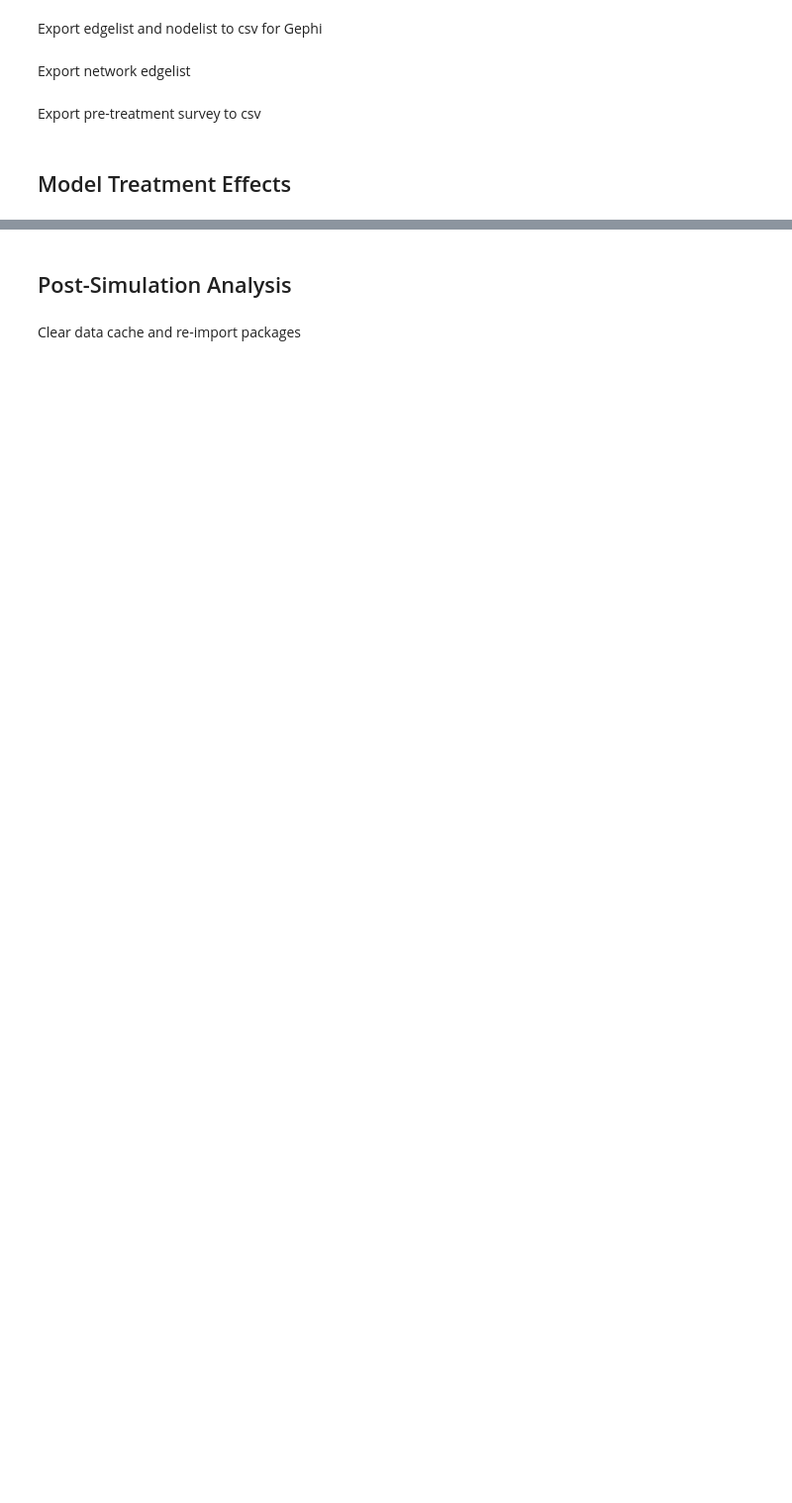
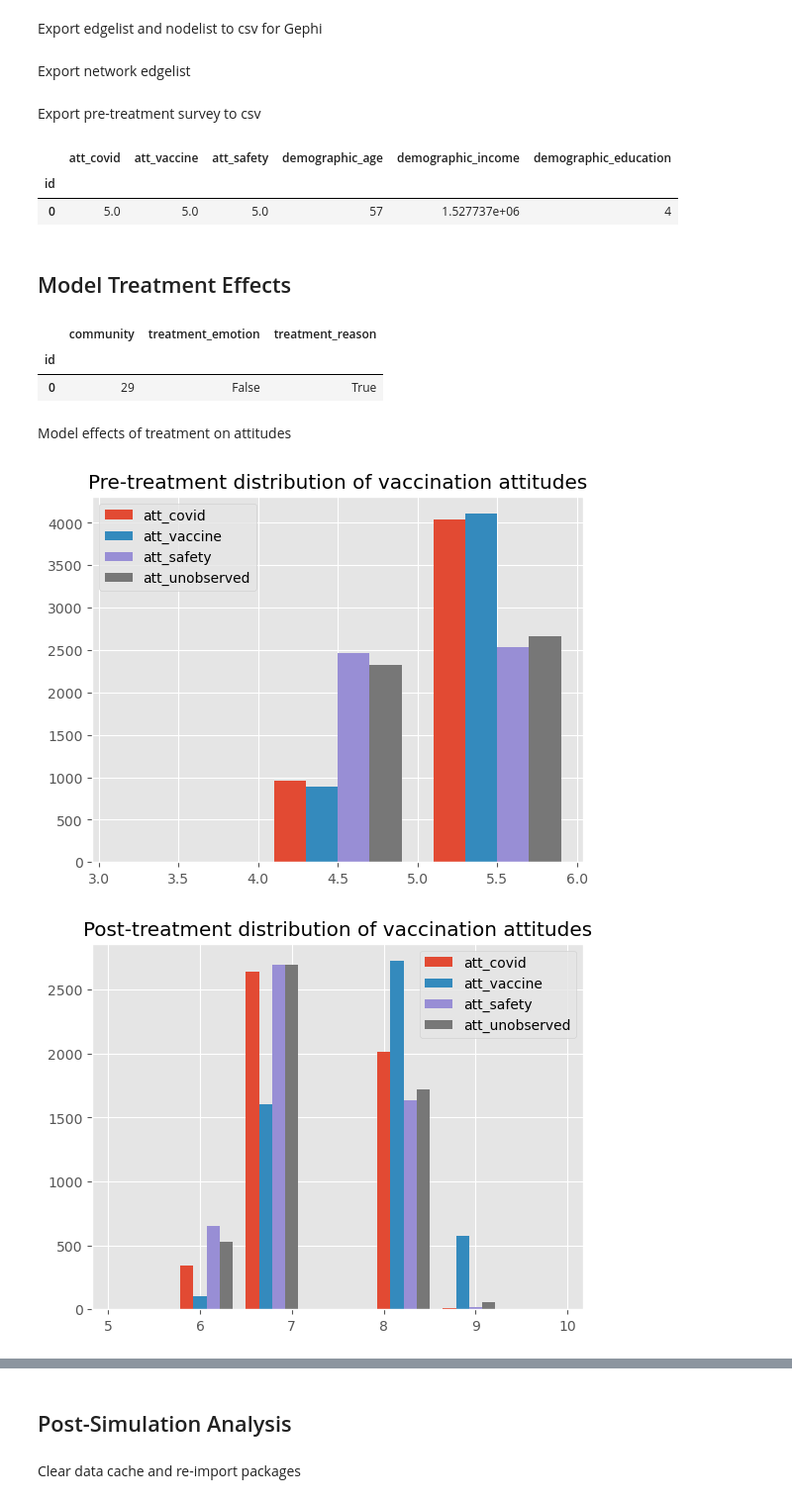
Before and after one commit to Bingsongl/vaccine_experiment_datatask, a Jupyter notebook: main.ipynb, the cells around one changed output, grey strips where cells are left out. Shown: that part at 99% size. Saved outputs shown, nothing was run; the diff lists cells and outputs as text; code cells hidden in the pictures; blank space fills up the shorter version.

```diff
--- a/main.ipynb
+++ b/main.ipynb
@@ -277,4 +316,9 @@ this_network.export_edgelist(filename='data/edgelist.csv')
 Export pre-treatment survey to csv
 # %%
 pre_treatment_df = pd.merge(attitudes_df,demographics_df,how='inner',left_index=True,right_index=True)
-pre_treatment_df.to_csv('data/pre_treatment.csv')
+pre_treatment_df = pre_treatment_df.drop(columns=['att_unobserved','demographic_unobs_grp']) # Drop unobserved colummns
+pre_treatment_df.head(1)
+# %% [output]
+|  | att_covid | att_vaccine | att_safety | demographic_age | demographic_income | demographic_education |
+| id |  |  |  |  |  |  |
+| 0 | 5.0 | 5.0 | 5.0 | 57 | 1.527737e+06 | 4 |
@@ -281,2 +327,62 @@ pre_treatment_df.to_csv('data/pre_treatment.csv')
 # %% [markdown]
 ## Model Treatment Effects
+# %%
+treatment_assignment_df = this_network.node_community.copy(deep=True).to_frame()
+
+# Assign treatments to each group randomly with equal probability
+community_to_treatment = np.random.choice([None,'reason','emotion'],size=this_network.n_communities)
+treatment_assignment_df['treatment'] = community_to_treatment[treatment_assignment_df['community']]
+
+treatment_assignment_df = pd.get_dummies(treatment_assignment_df,columns=['treatment'])
+treatment_assignment_df.to_csv('data/treatment_assignment.csv') # Save to file
+treatment_assignment_df.head(1)
+# %% [output]
+|  | community | treatment_emotion | treatment_reason |
+| id |  |  |  |
+| 0 | 29 | False | True |
+# %% [markdown]
+Model effects of treatment on attitudes
+# %%
+def apply_treatment(treatment_assignment_df,attitudes_df,demographics_df):
+    attitudes_df = attitudes_df.copy(deep=True)
+
+    # Preprocess demographics_df
+    demographics_df = pd.get_dummies(demographics_df,columns=['demographic_unobs_grp'],drop_first=False) # Dummy a variable
+    demographics_df = demographics_df/demographics_df.std() # Normalize demographic values by standard deviation
+
+    # Calculate treatment effect for each attitude
+    for attitude in attitudes_df.columns:
+        att_values = (treatment_assignment_df['treatment_emotion'] | treatment_assignment_df['treatment_reason']).astype('int') * 3 # add base treatment effect
+        att_values = att_values + np.random.normal(0,0.2,5000) # add random error term
+        for demographic in demographics_df.columns:
+
+            # Calculate heterogenous treatment effect for units given emotion treatment
+            att_values = att_values + np.random.uniform(0,0.25) * treatment_assignment_df['treatment_emotion'] * demographics_df[demographic]
+
+            # Calculate heterogenous treatment effect for units given reason treatment
+            att_values = att_values + np.random.uniform(0,0.25) * treatment_assignment_df['treatment_emotion'] * demographics_df[demographic]
+
+        attitudes_df[attitude] = attitudes_df[attitude] + att_values
+        # Run network diffusion
+        attitudes_df[attitude] = this_network.fj_diffusion(attitudes_df[attitude])
+
+    # Round and Truncate Values
+    attitudes_df = np.round(attitudes_df).astype('int')
+    attitudes_df = attitudes_df.clip(1,10)
+    return attitudes_df
+
+# Plot pre-treatment attitudes
+plt.title('Pre-treatment distribution of vaccination attitudes')
+plt.hist(attitudes_df,bins=3)
+plt.legend(attitudes_df.columns)
+plt.show()
+
+# Calculate and plot post-treatment attitudes
+attitudes_df = apply_treatment(treatment_assignment_df,attitudes_df,demographics_df)
+plt.title('Post-treatment distribution of vaccination attitudes')
+plt.hist(attitudes_df,bins=7)
+plt.legend(attitudes_df.columns)
+plt.show()
+# %% [output]
+[figure, added]
+[figure, added]
```
Also changed, not shown: parts of 36 cells of this notebook, 26 other files.
